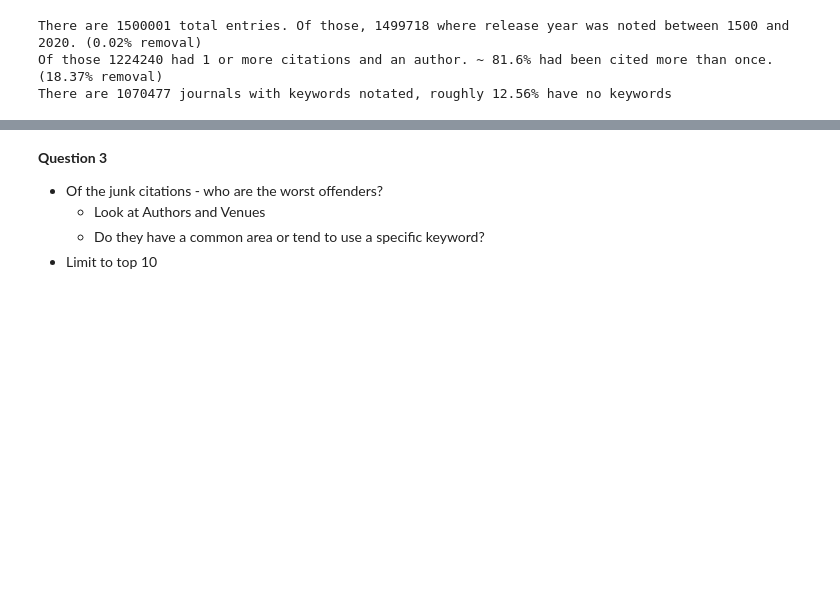
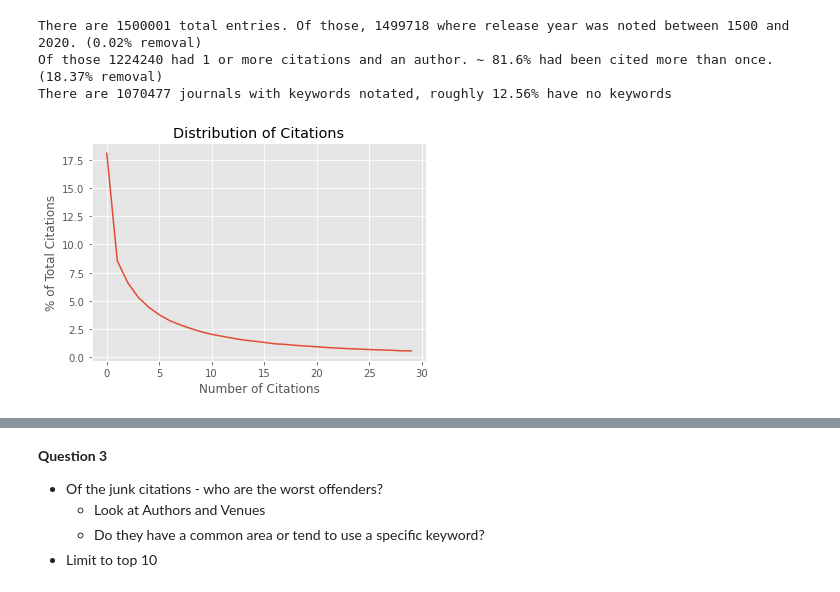
Before and after one commit to Cynz300/Scientific_Networking, a Jupyter notebook: Streamlined.ipynb, the cells around one changed output, grey strips where cells are left out. Drawn from its saved outputs; the diff is of its cells as text; code cells hidden in the pictures; blank space fills up the shorter version.

```diff
--- a/Streamlined.ipynb
+++ b/Streamlined.ipynb
@@ -339,3 +341,17 @@ There are 1070477 journals with keywords notated, roughly 12.56% have no keyword
 # %%
 del journal_df
 del journals
+# %%
+test = Counter(filter_journal[filter_journal['n_citation'] >= 0]['n_citation'])
+# %%
+index, count_values = zip(*test.most_common(30))
+total_citations = sum(test.values())
+new_bar = [value/total_citations * 100 for value in count_values]
+
+plt.plot(index, new_bar)
+plt.xlabel('Number of Citations')
+plt.ylabel('% of Total Citations')
+plt.title('Distribution of Citations')
+plt.savefig('img/citation_distribution.png')
+# %% [output]
+[figure, added]
```
Also changed, not shown: parts of 19 cells of this notebook, 11 other files.
